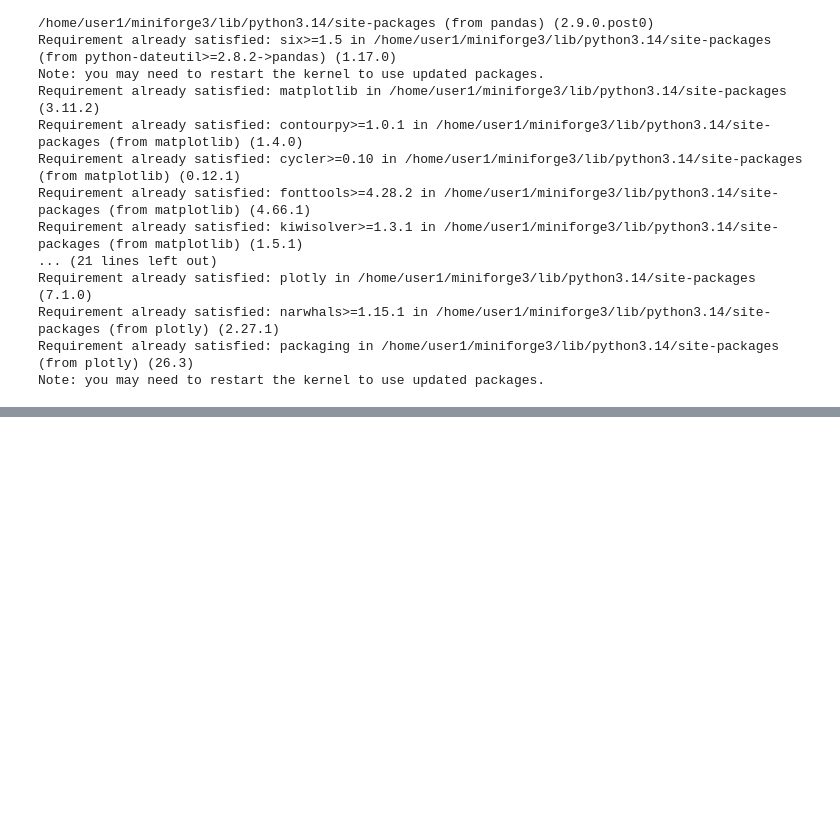
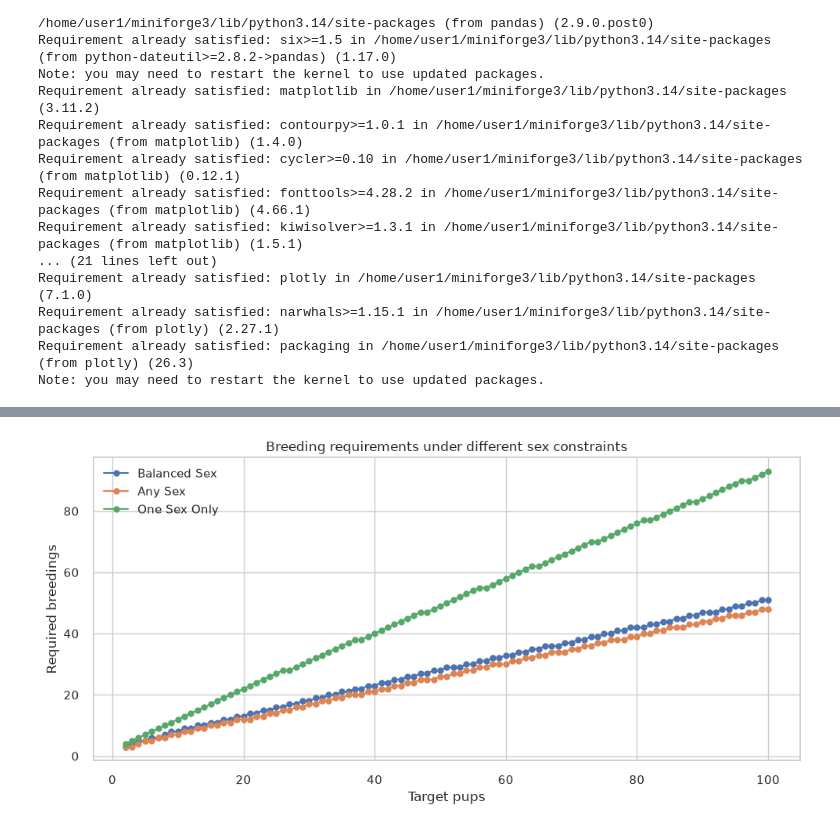
Before and after one commit to smarinovich/scif3000-analysis, a Jupyter notebook: analysis.ipynb, the cells around one changed output, grey strips where cells are left out. Drawn from its saved outputs; the diff is of its cells as text; code cells hidden in the pictures; blank space fills up the shorter version.

```diff
--- a/analysis.ipynb
+++ b/analysis.ipynb
@@ -46,0 +120,16 @@ print("Libraries loaded successfully!")
+# %%
+# Compare sex-specific breeding requirements
+sex_df = targets[['target_pups', 'breedings_balanced_sex', 'breedings_any_sex', 'breedings_one_sex_only']].drop_duplicates().sort_values('target_pups')
+
+plt.figure(figsize=(10, 5))
+for col in ['breedings_balanced_sex', 'breedings_any_sex', 'breedings_one_sex_only']:
+    plt.plot(sex_df['target_pups'], sex_df[col], marker='o', label=col.replace('breedings_', '').replace('_', ' ').title())
+
+plt.xlabel('Target pups')
+plt.ylabel('Required breedings')
+plt.title('Breeding requirements under different sex constraints')
+plt.legend()
+plt.tight_layout()
+plt.show()
+# %% [output]
+[figure, added]
```
Also changed, not shown: parts of 6 cells of this notebook, 3 other files.
